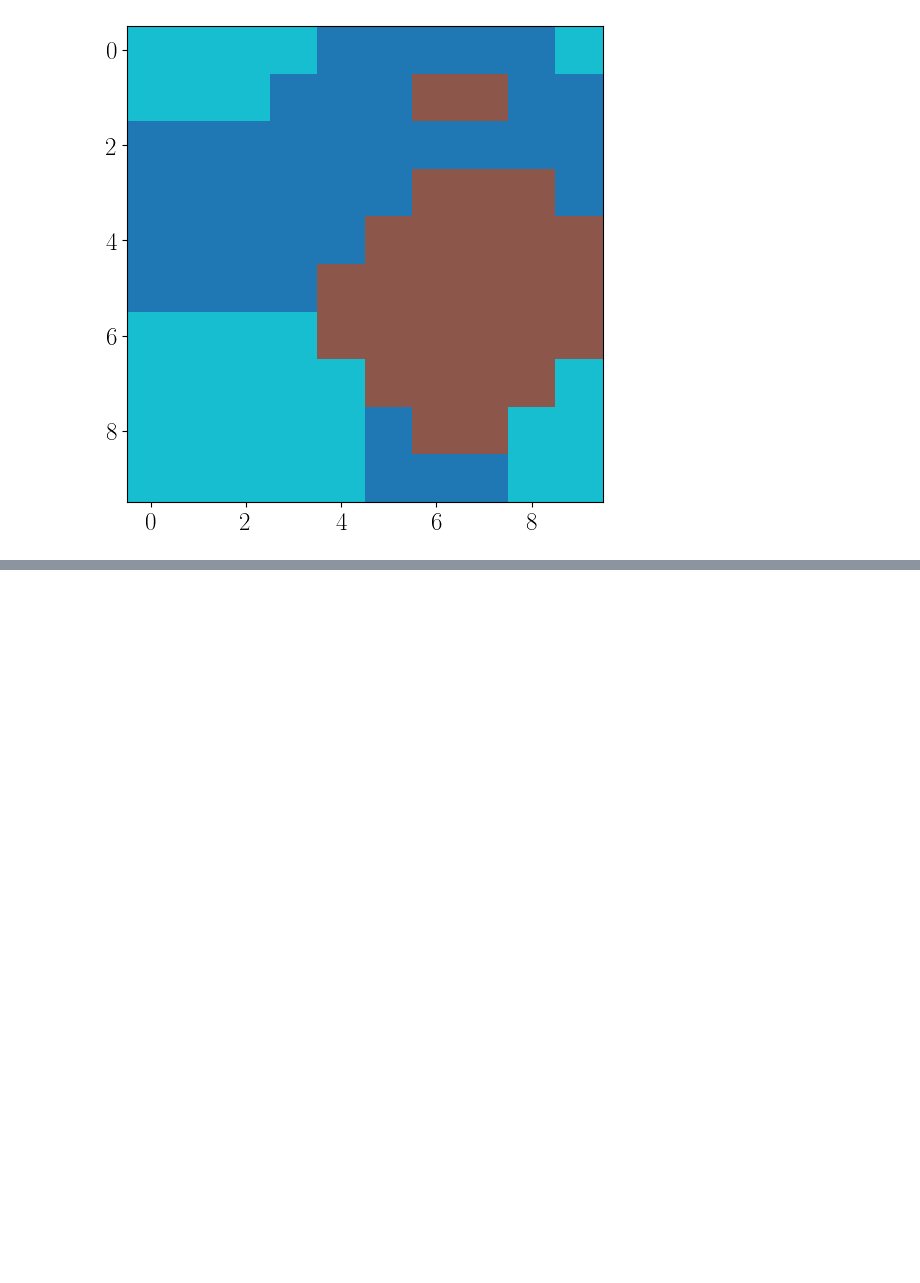
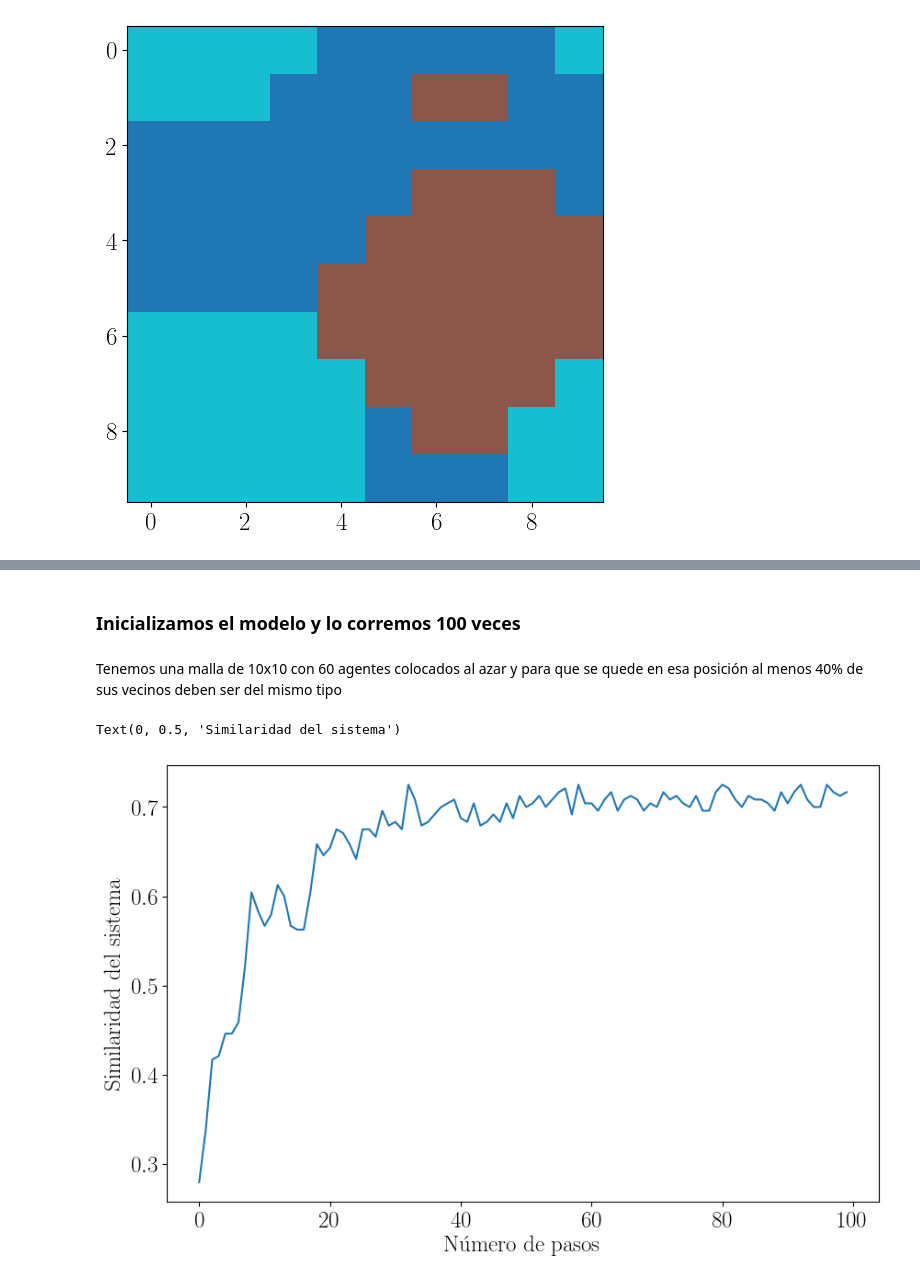
Before and after one commit to saac/ComplexModeling8364, a Jupyter notebook: JupyterNotebooks/ABM_Schelling.ipynb, the cells around one changed output, grey strips where cells are left out. Saved outputs shown, nothing was run; the diff lists cells and outputs as text; code cells hidden in the pictures; blank space fills up the shorter version.

Commit message:
Actualizacion del Modelo Schelling

```diff
--- a/JupyterNotebooks/ABM_Schelling.ipynb
+++ b/JupyterNotebooks/ABM_Schelling.ipynb
@@ -426,0 +496,22 @@ plt.imshow(matrix_grid, cmap='tab10', interpolation='nearest')
+# %%
+#Porcentaje de vecinos que son iguales a nuestro agente()
+def simi(model):
+    promedio_similaridad = []
+    for agente in model.schedule.agents:
+        vecinos = model.grid.get_neighbors(agente.pos, moore=True, include_center=False)
+        similaridad = 0
+
+        for vecino in vecinos:
+            if vecino.color == agente.color:
+                similaridad += 1
+        similaridad /= 8
+        promedio_similaridad.append(similaridad)
+
+    promedio_similaridad = np.array(promedio_similaridad)
+
+    return promedio_similaridad.mean()
+# %%
+modelo_test = ModeloSchelling(10,10,60,0.4)
+for i in range(100):
+    modelo_test.step()
+    simi(modelo_test)
@@ -426,0 +560,17 @@ plt.imshow(matrix_grid, cmap='tab10', interpolation='nearest')
+# %% [markdown]
+### Inicializamos el modelo y lo corremos 100 veces
+# %% [markdown]
+Tenemos una malla de 10x10 con 60 agentes colocados al azar y para que se quede en esa posición al menos 40% de sus vecinos deben ser del mismo tipo
+# %%
+modelo_test = ModeloSchelling(10,10,60,0.4)
+for i in range(100):
+    modelo_test.step()
+# %%
+tabla_datos_modelo = modelo_test.datacollector.get_model_vars_dataframe()
+# %%
+plt.plot(tabla_datos_modelo)
+plt.xlabel('Número de pasos')
+plt.ylabel('Similaridad del sistema')
+# %% [output]
+Text(0, 0.5, 'Similaridad del sistema')
+[figure, added]
```
Also changed, not shown: parts of 25 cells of this notebook.
